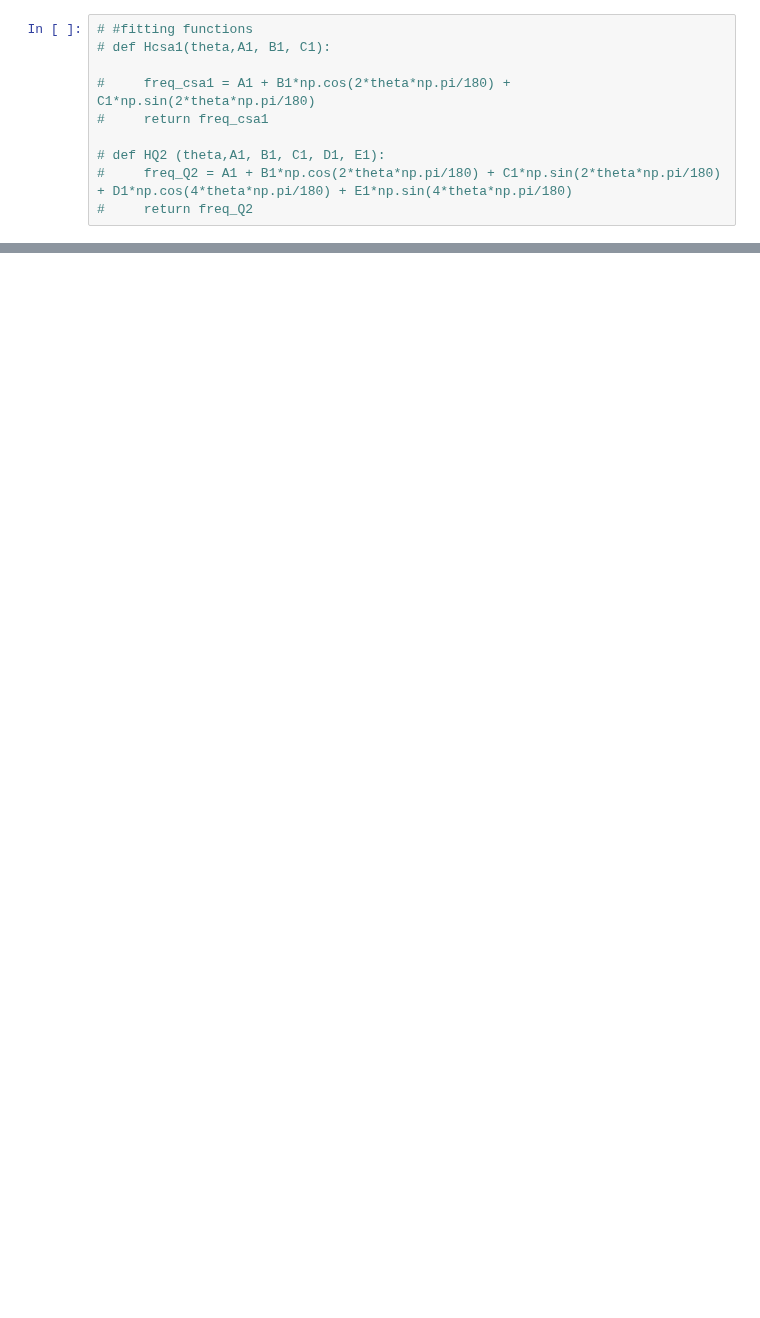
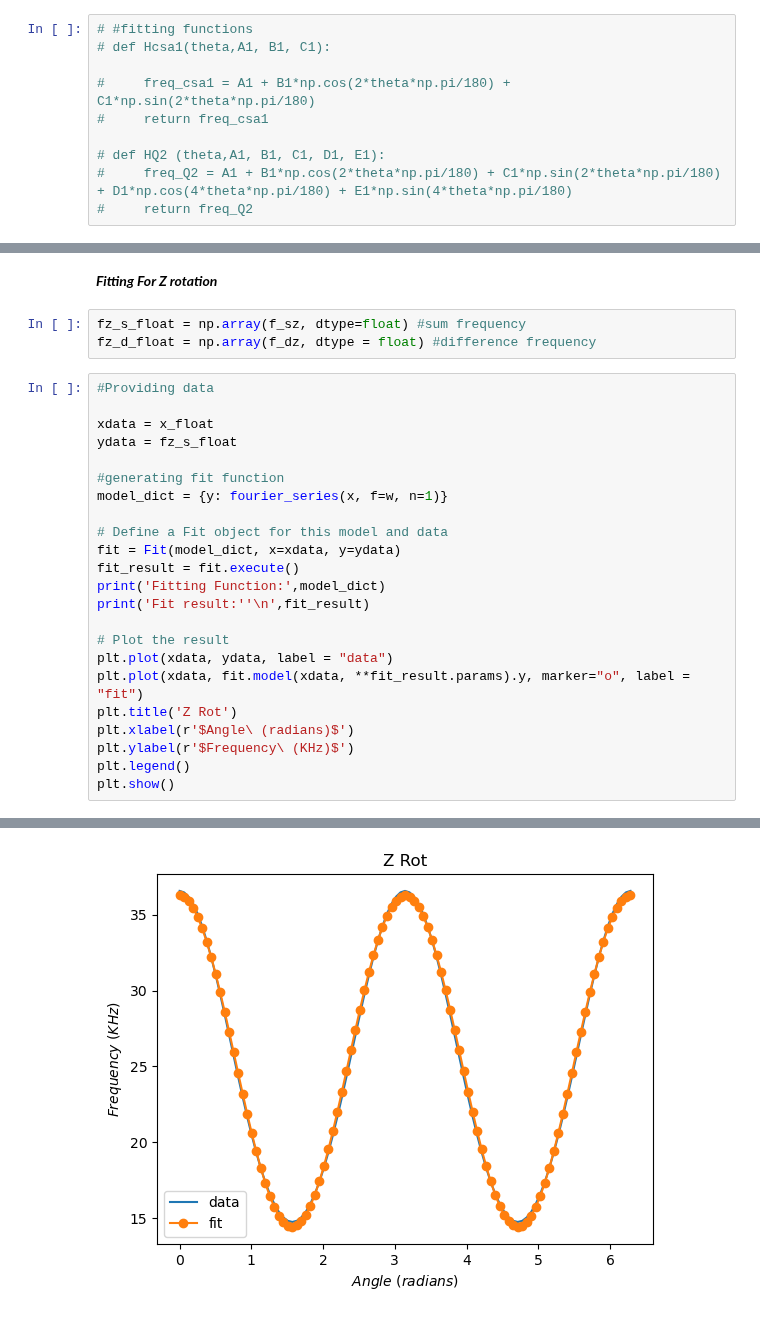
Before and after one commit to AstrobioShiva/Script_project, a Jupyter notebook: Python/Plotting/fourier_fit.ipynb, the cells around one changed output, grey strips where cells are left out. Saved outputs shown, nothing was run; the diff lists cells and outputs as text; blank space fills up the shorter version.

```diff
--- a/Python/Plotting/fourier_fit.ipynb
+++ b/Python/Plotting/fourier_fit.ipynb
@@ -65,0 +315,29 @@ print(model_dict)
+# %% [markdown]
+***Fitting For Z rotation***
+# %%
+fz_s_float = np.array(f_sz, dtype=float) #sum frequency
+fz_d_float = np.array(f_dz, dtype = float) #difference frequency
+# %%
+#Providing data
+
+xdata = x_float
+ydata = fz_s_float
+
+#generating fit function
+model_dict = {y: fourier_series(x, f=w, n=1)}
+
+# Define a Fit object for this model and data
+fit = Fit(model_dict, x=xdata, y=ydata)
+fit_result = fit.execute()
+print('Fitting Function:',model_dict)
+print('Fit result:''\n',fit_result)
+
+# Plot the result
+plt.plot(xdata, ydata, label = "data")
+plt.plot(xdata, fit.model(xdata, **fit_result.params).y, marker="o", label = "fit")
+plt.title('Z Rot')
+plt.xlabel(r'$Angle\ (radians)$')
+plt.ylabel(r'$Frequency\ (KHz)$')
+plt.legend()
+plt.show()
+# %% [output]
@@ -65,0 +361 @@ print(model_dict)
+[figure, added]
```
Also changed, not shown: parts of 35 cells of this notebook.
